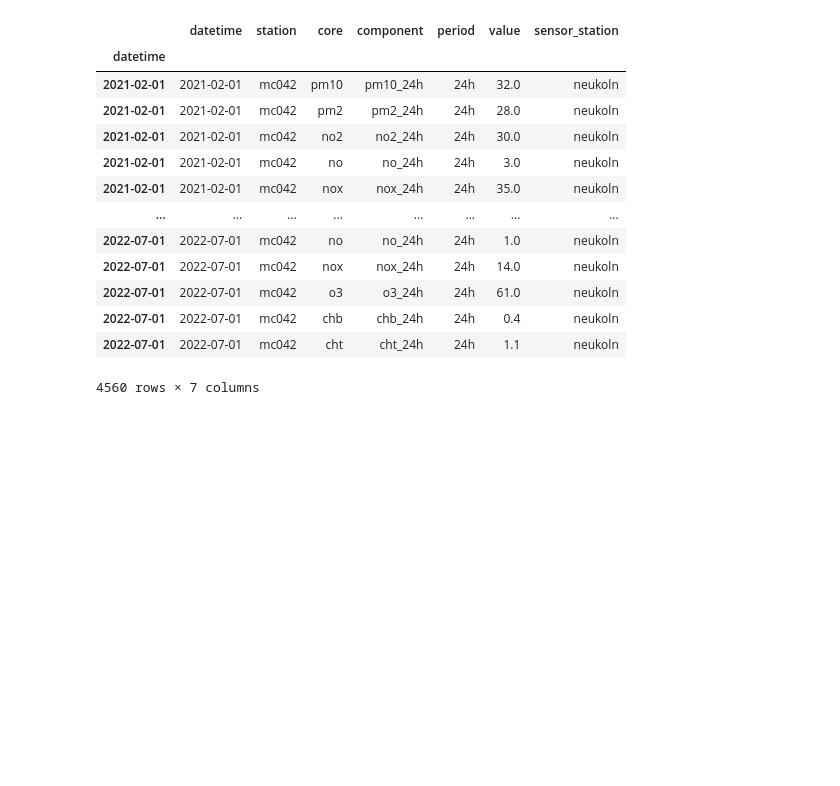
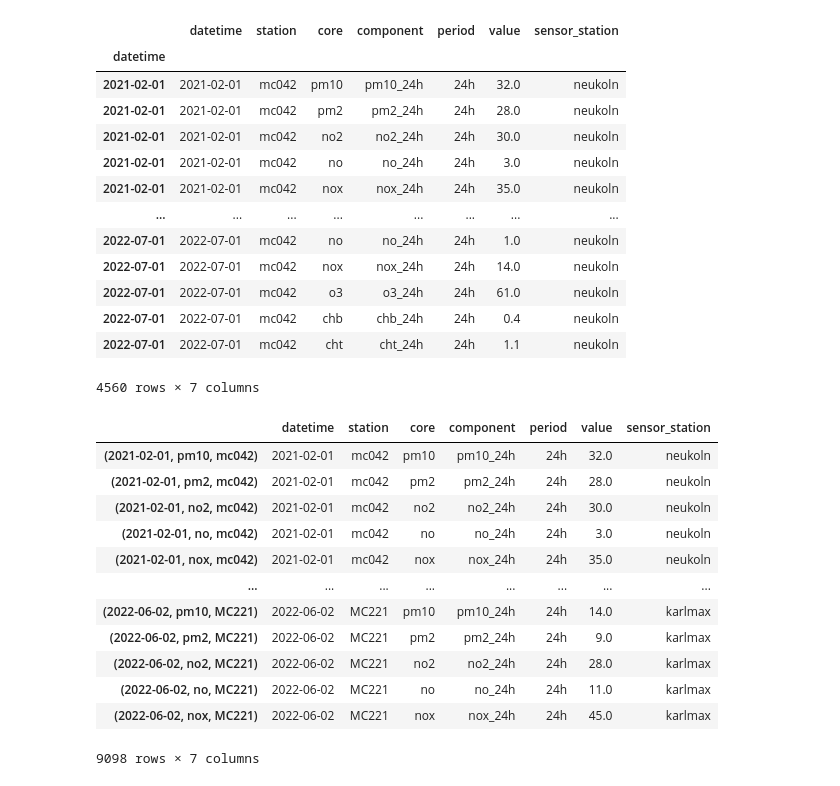
Before and after one commit to irahulcse/ARENA2036, a Jupyter notebook: data_collection.ipynb, the cells around one changed output. Drawn from its saved outputs; the diff is of its cells as text; code cells hidden in the pictures; blank space fills up the shorter version.

```diff
--- a/data_collection.ipynb
+++ b/data_collection.ipynb
@@ -232,6 +232,6 @@ print(start_date)
 # %%
 weather_data = pd.DataFrame()
 # %%
-fl = open('./data/weather_data/mc221_weather.json')
+fl = open('sensor_station.json')
 # %%
-w_data = json.load(fl)
+station_data = json.load(fl)
@@ -490,3 +539,23 @@ df0
 4560 rows × 7 columns
 # %%
 e_data.to_csv('./data/csv/emission_data.csv', index=False)
+# %%
+e_data.index = e_data[['datetime', 'core', 'station']]
+# %%
+e_data = e_data.drop_duplicates()
+# %%
+e_data
+# %% [output]
+|  | datetime | station | core | component | period | value | sensor_station |
+| (2021-02-01, pm10, mc042) | 2021-02-01 | mc042 | pm10 | pm10_24h | 24h | 32.0 | neukoln |
+| (2021-02-01, pm2, mc042) | 2021-02-01 | mc042 | pm2 | pm2_24h | 24h | 28.0 | neukoln |
+| (2021-02-01, no2, mc042) | 2021-02-01 | mc042 | no2 | no2_24h | 24h | 30.0 | neukoln |
+| (2021-02-01, no, mc042) | 2021-02-01 | mc042 | no | no_24h | 24h | 3.0 | neukoln |
+| (2021-02-01, nox, mc042) | 2021-02-01 | mc042 | nox | nox_24h | 24h | 35.0 | neukoln |
+| ... | ... | ... | ... | ... | ... | ... | ... |
+| (2022-06-02, pm10, MC221) | 2022-06-02 | MC221 | pm10 | pm10_24h | 24h | 14.0 | karlmax |
+| (2022-06-02, pm2, MC221) | 2022-06-02 | MC221 | pm2 | pm2_24h | 24h | 9.0 | karlmax |
+| (2022-06-02, no2, MC221) | 2022-06-02 | MC221 | no2 | no2_24h | 24h | 28.0 | karlmax |
+| (2022-06-02, no, MC221) | 2022-06-02 | MC221 | no | no_24h | 24h | 11.0 | karlmax |
+| (2022-06-02, nox, MC221) | 2022-06-02 | MC221 | nox | nox_24h | 24h | 45.0 | karlmax |
+9098 rows × 7 columns
```
Also changed, not shown: parts of 9 cells of this notebook, 1 other file.
